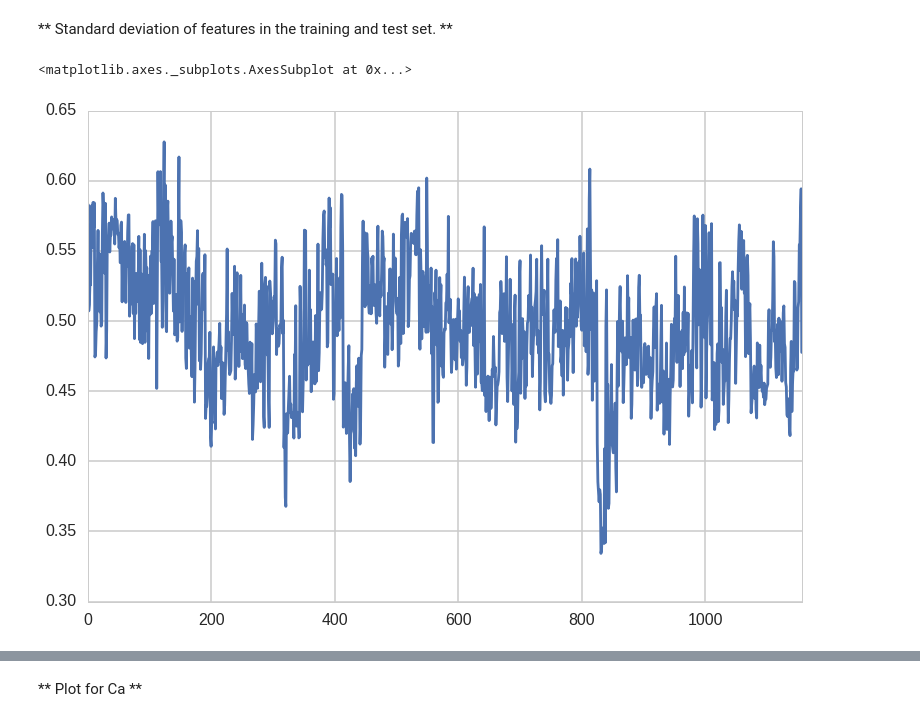
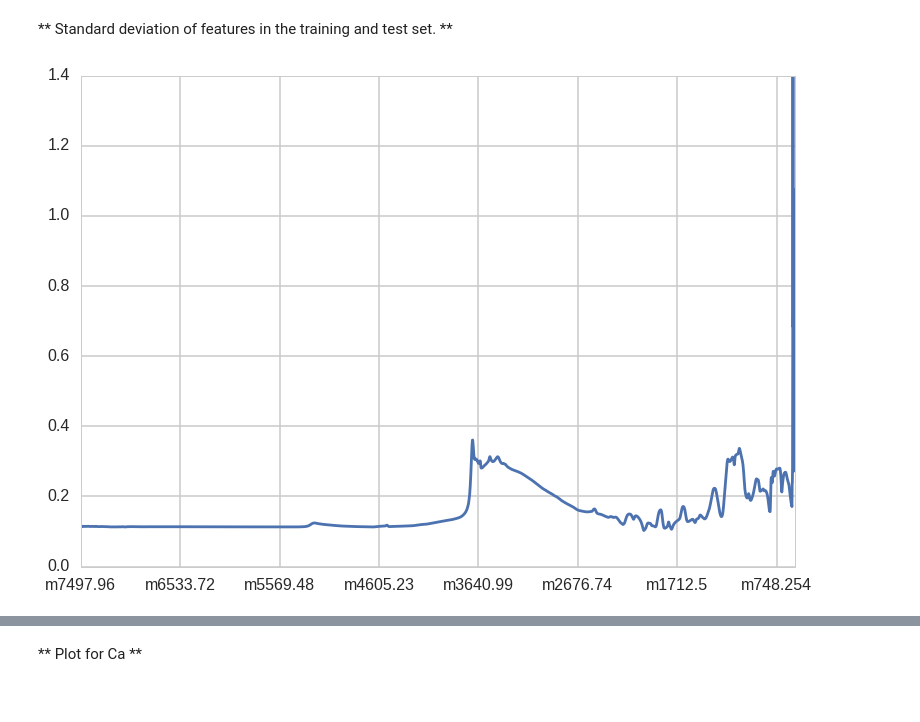
Before and after one commit to numb3r33/African-Soil-Prediction, a Jupyter notebook: notebooks/DataExploration.ipynb, the cells around one changed output, grey strips where cells are left out. Cells and saved outputs as stored; diff of their text form; code cells hidden in the pictures.

```diff
--- a/notebooks/DataExploration.ipynb
+++ b/notebooks/DataExploration.ipynb
@@ -267,7 +268,6 @@ test[train.columns[1:-5]].median(axis=0).plot();
 # %% [markdown]
 ** Standard deviation of features in the training and test set. **
 # %%
-train[train.columns[1:-5]].std(axis=1).plot()
+train[train.columns[1:-5]].std(axis=0).plot();
 # %% [output]
-<matplotlib.axes._subplots.AxesSubplot at 0x...>
-[figure, old version]
+[figure, new version]
```
Also changed, not shown: parts of 4 cells of this notebook.
